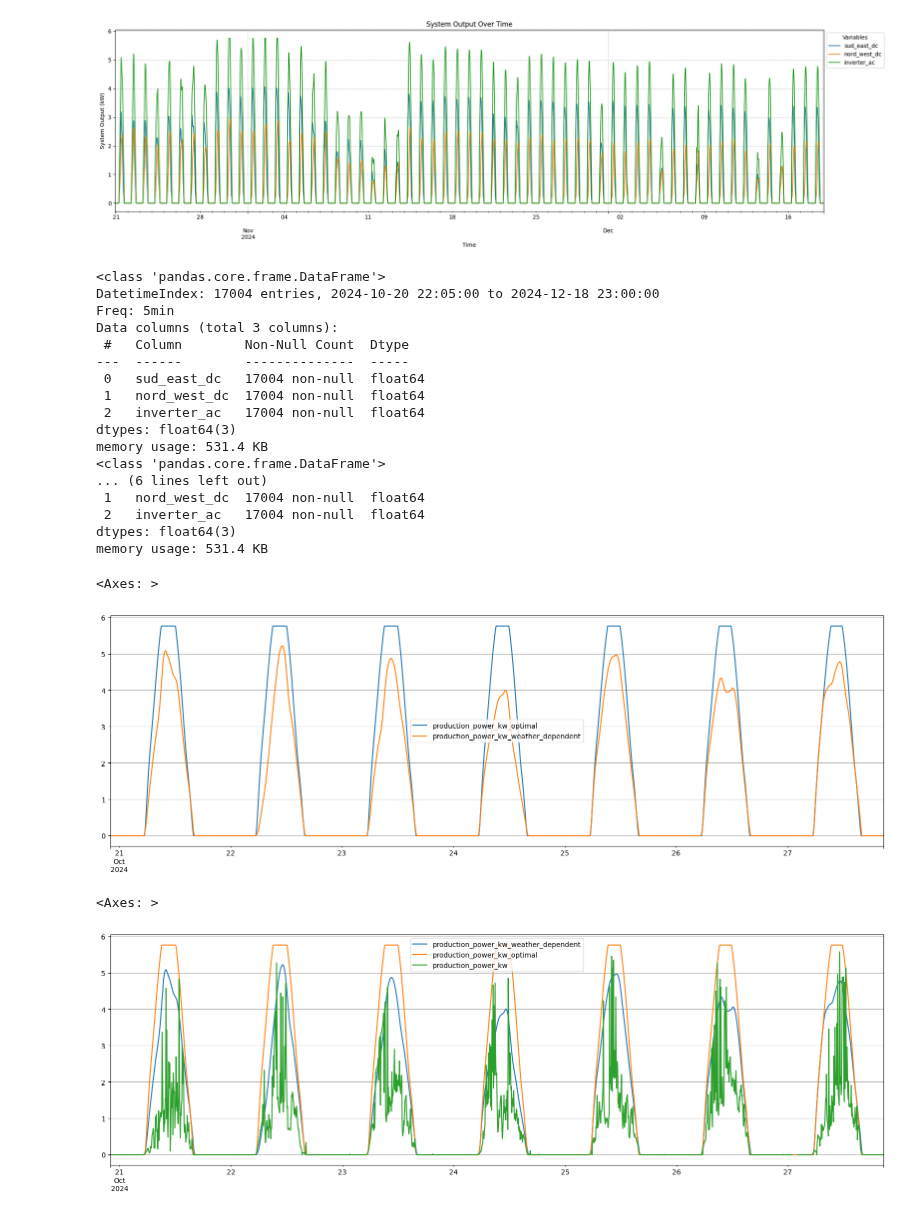
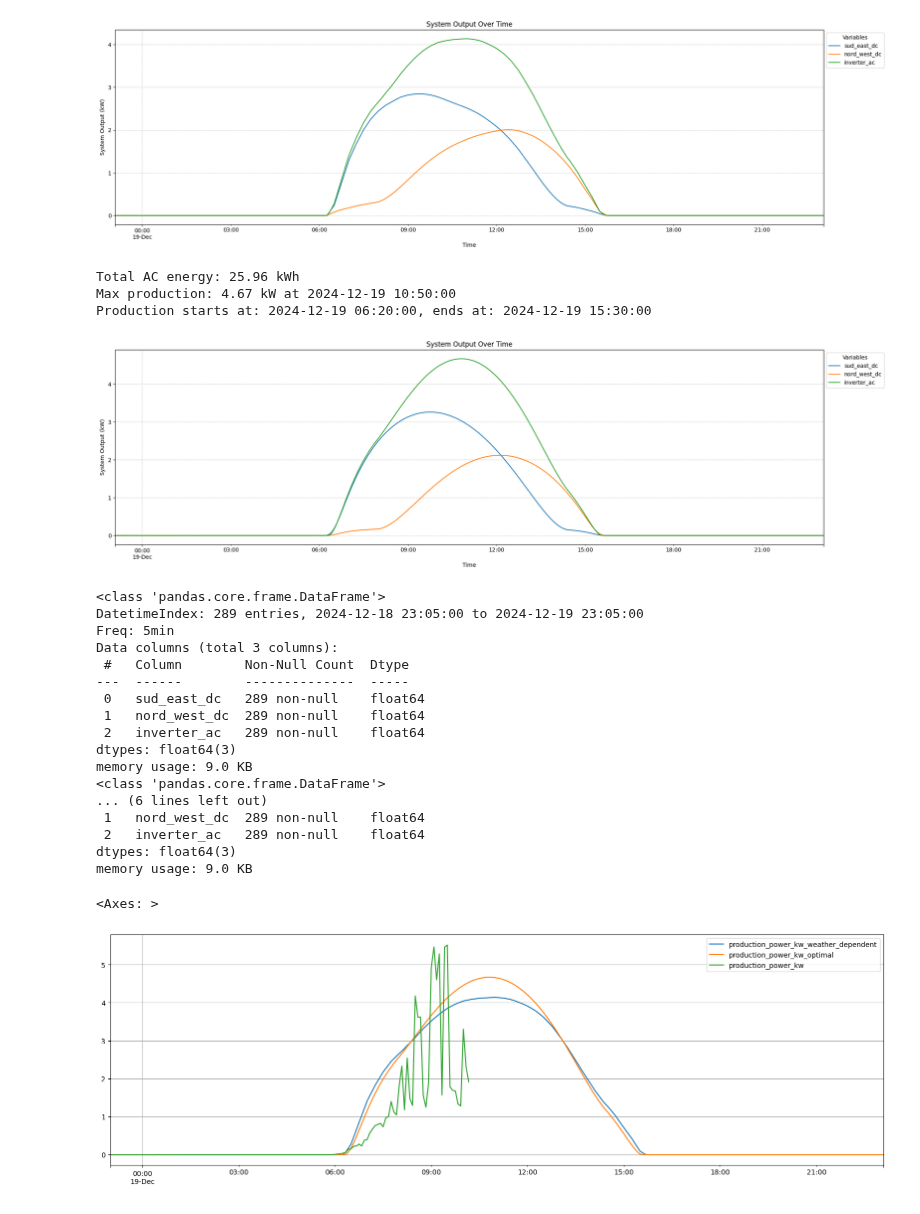
Before and after one commit to EmaR97/EnergyManagementRL, a Jupyter notebook: notebooks/05_complete_series_for_training.ipynb, the cells around one changed output. Drawn from its saved outputs; the diff is of its cells as text; code cells hidden in the pictures.

```diff
--- a/notebooks/05_complete_series_for_training.ipynb
+++ b/notebooks/05_complete_series_for_training.ipynb
@@ -33,16 +32,31 @@ energy_prediction_system = EnergyPredictionSystem(plant_config=plant_config, ope
+# %%
+# s_start = '2024-10-20 00:05'
+# s_end = '2024-12-19 00:00'
+
+s_start = '2024-12-19 00:05'
+s_end = '2024-12-20 00:05'
+
+start = pd.Timestamp(
+    s_start
+    , tz='Europe/Rome'
+).tz_convert('UTC').tz_convert(None)
+end = pd.Timestamp(
+    s_end
+    , tz='Europe/Rome').tz_convert('UTC').tz_convert(None)
 # %%
 open_meteo_production_df = energy_prediction_system.run_energy_production_prediction(
     start.strftime('%Y-%m-%d %H:%M'),
     end.strftime('%Y-%m-%d %H:%M'),
     WeatherType.open_meteo
 )
-analyze_production(open_meteo_production_df)
-open_meteo_production_df.info()
-#
+analyze_production(open_meteo_production_df,1/12)
+
 clear_sky_production_df = energy_prediction_system.run_energy_production_prediction(
     start.strftime('%Y-%m-%d %H:%M'),
     end.strftime('%Y-%m-%d %H:%M'),
     WeatherType.clear_sky
 )
+analyze_production(clear_sky_production_df,1/12)
+open_meteo_production_df.info()
 clear_sky_production_df.info()
 # %% [output]
@@ -52,27 +66,27 @@ Production starts at: 2024-10-21 05:25:00, ends at: 2024-12-18 15:40:00
-[figure, old version]
+[figure, new version]
-<class 'pandas.core.frame.DataFrame'>
-DatetimeIndex: 17004 entries, 2024-10-20 22:05:00 to 2024-12-18 23:00:00
-Freq: 5min
-Data columns (total 3 columns):
- #   Column        Non-Null Count  Dtype
----  ------        --------------  -----
- 0   sud_east_dc   17004 non-null  float64
- 1   nord_west_dc  17004 non-null  float64
- 2   inverter_ac   17004 non-null  float64
-dtypes: float64(3)
-memory usage: 531.4 KB
-<class 'pandas.core.frame.DataFrame'>
-... (6 lines left out)
- 1   nord_west_dc  17004 non-null  float64
- 2   inverter_ac   17004 non-null  float64
-dtypes: float64(3)
-memory usage: 531.4 KB
+Total AC energy: 25.96 kWh
+Max production: 4.67 kW at 2024-12-19 10:50:00
+Production starts at: 2024-12-19 06:20:00, ends at: 2024-12-19 15:30:00
+[figure, added]
+<class 'pandas.core.frame.DataFrame'>
+DatetimeIndex: 289 entries, 2024-12-18 23:05:00 to 2024-12-19 23:05:00
+Freq: 5min
+Data columns (total 3 columns):
+ #   Column        Non-Null Count  Dtype
+---  ------        --------------  -----
+ 0   sud_east_dc   289 non-null    float64
+ 1   nord_west_dc  289 non-null    float64
+ 2   inverter_ac   289 non-null    float64
+dtypes: float64(3)
+memory usage: 9.0 KB
+<class 'pandas.core.frame.DataFrame'>
+... (6 lines left out)
+ 1   nord_west_dc  289 non-null    float64
+ 2   inverter_ac   289 non-null    float64
+dtypes: float64(3)
+memory usage: 9.0 KB
 # %%
 clear_sky_production_df.rename({'inverter_ac': 'production_power_kw_optimal'}, axis=1, inplace=True)
 open_meteo_production_df.rename({'inverter_ac': 'production_power_kw_weather_dependent'}, axis=1, inplace=True)
 merged_df = pd.concat([clear_sky_production_df.production_power_kw_optimal,
                        open_meteo_production_df.production_power_kw_weather_dependent], axis=1)
-merged_df[:2000].plot(figsize=(20, 6), grid=True)
-# %% [output]
-<Axes: >
-[figure, removed]
@@ -93,5 +101,5 @@ complete_df[['production_power_kw_weather_dependent', 'production_power_kw_optim
 2000 * i:2000 * (i + 1)].plot(figsize=(20, 6), grid=True)
 # %% [output]
 <Axes: >
-[figure, old version]
+[figure, new version]
 # %%
```
Also changed, not shown: parts of 6 cells of this notebook, 21 other files.
